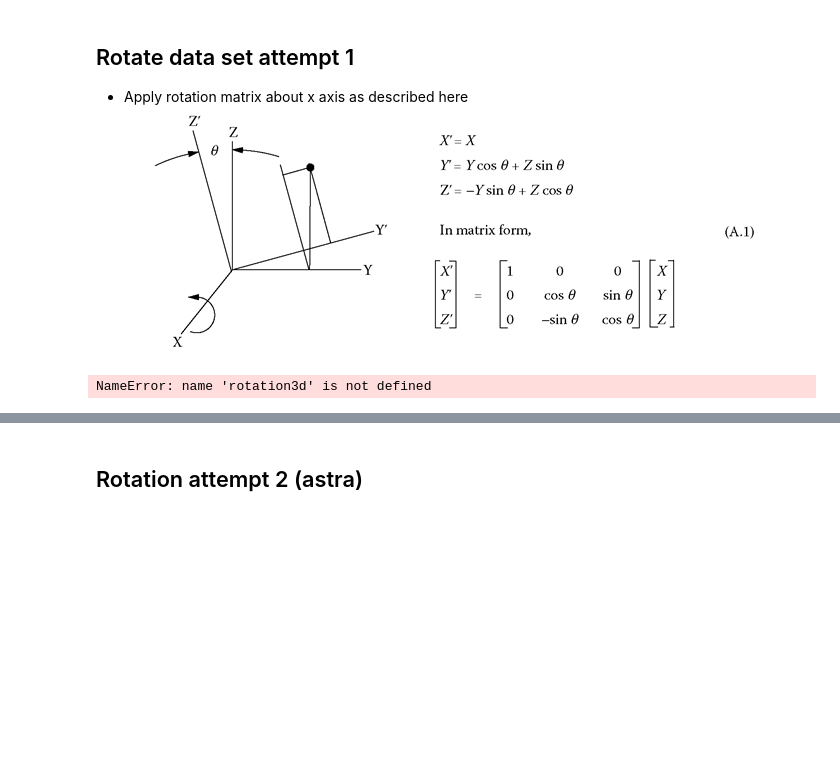
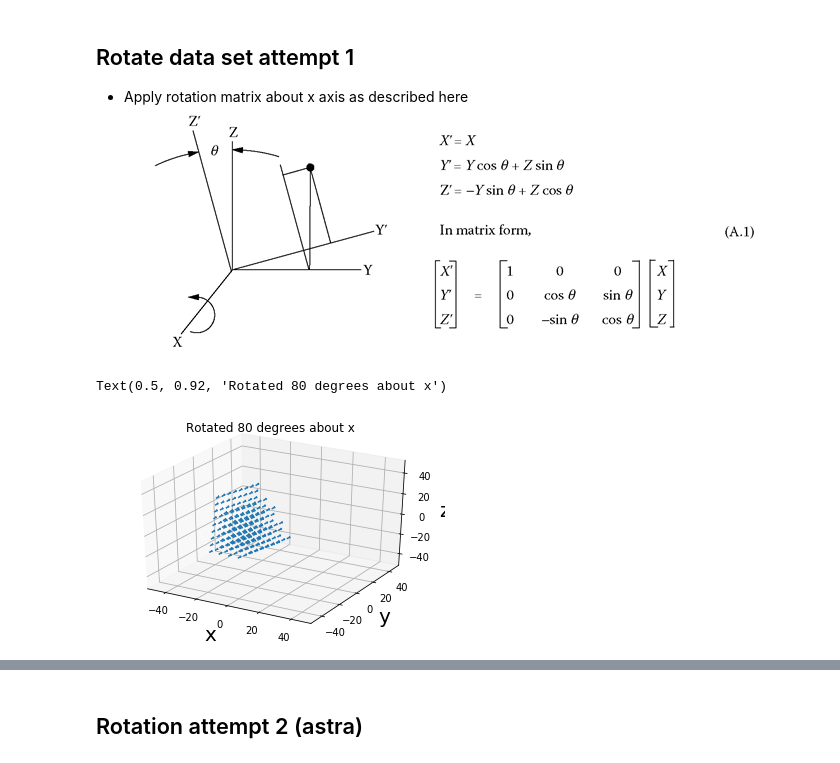
Before and after one commit to grlewis333/phd-work, a Jupyter notebook: holo-sim.ipynb, the cells around one changed output, grey strips where cells are left out. Cells and saved outputs as stored; diff of their text form; code cells hidden in the pictures; blank space fills up the shorter version.

```diff
--- a/holo-sim.ipynb
+++ b/holo-sim.ipynb
@@ -466,20 +469,24 @@ def rotation3d(X,Y,Z,MX,MY,MZ, angle):
 # %%
-angle = 0
-Xr,Yr,Zr,MXr,MYr,MZr = rotation3d(X,Y,Z,MX,MY,MZ, angle)
-
 %matplotlib qt
 fig = plt.figure()
 ax = fig.gca(projection='3d')
 s = 6
 size = 4
 
-ax.quiver(X[::s,::s,::s], Y[::s,::s,::s], Z[::s,::s,::s], MXr[::s,::s,::s], MYr[::s,::s,::s], MZr[::s,::s,::s],length = size)
+rot_switch=True
+if rot_switch == True:
+    a, b, c, f, g, h = Xr, Yr, Zr, MXr, MYr, MZr
+else:
+    a, b, c, f, g, h = X, Y, Z, MX, MY, MZ
+
+ax.quiver(a[::s,::s,::s], b[::s,::s,::s], c[::s,::s,::s], f[::s,::s,::s], g[::s,::s,::s], h[::s,::s,::s],length = size)
 plt.xlim([-50,50])
 plt.ylim([-50,50])
 ax.set_zlim3d([-50,50])
 plt.xlabel('x', fontsize=20)
 plt.ylabel('y', fontsize=20)
 ax.set_zlabel('z', fontsize=20)
 plt.title('Rotated %i degrees about x' % angle)
 # %% [output]
-NameError: name 'rotation3d' is not defined
+Text(0.5, 0.92, 'Rotated 80 degrees about x')
+[figure, added]
```
Also changed, not shown: parts of 13 cells of this notebook.
